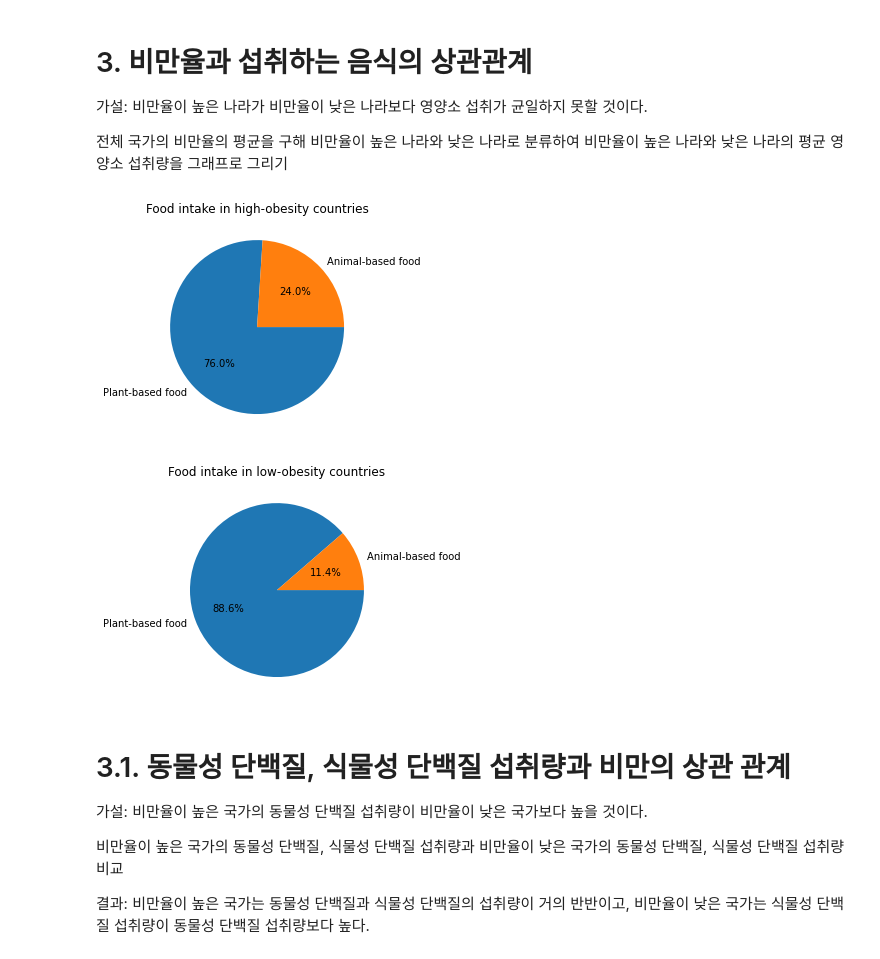
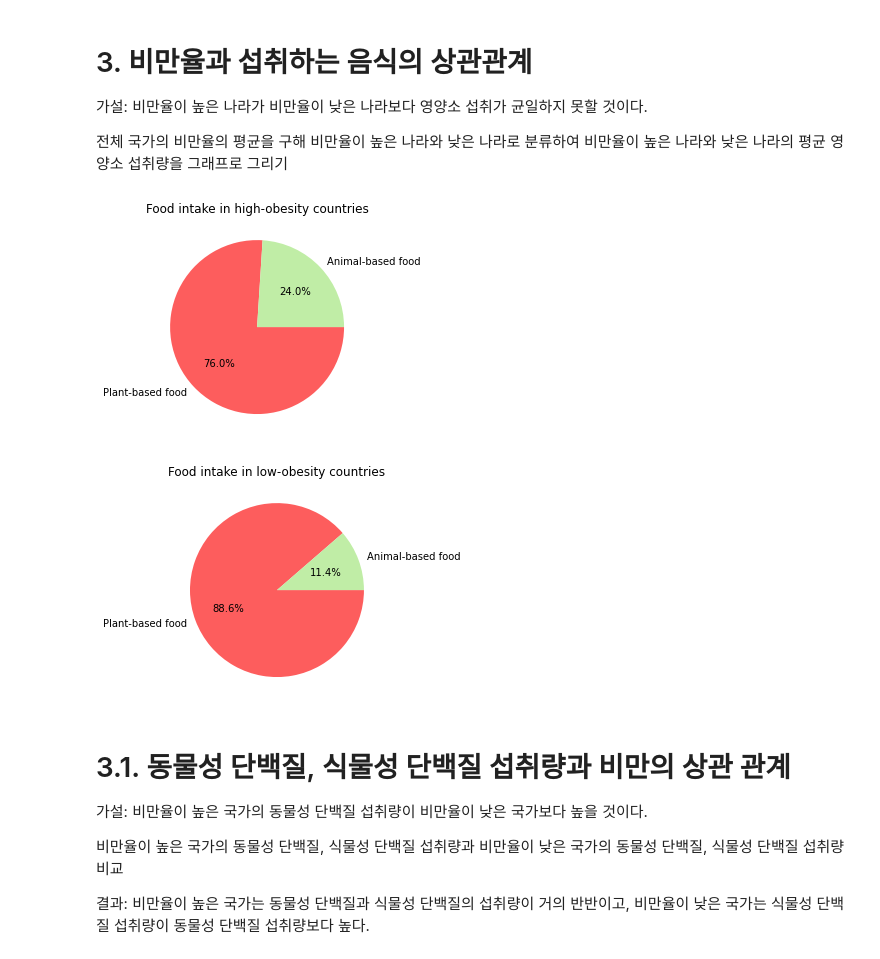
Before and after one commit to seogudwns/BlancEat, a Jupyter notebook: data/Code(jupyter_notebook)/jy/covid19_healthy_diet.ipynb, the cells around one changed output. Cells and saved outputs as stored; diff of their text form; code cells hidden in the pictures.

```diff
--- a/data/Code(jupyter_notebook)/jy/covid19_healthy_diet.ipynb
+++ b/data/Code(jupyter_notebook)/jy/covid19_healthy_diet.ipynb
@@ -44,7 +44,7 @@ import matplotlib.pyplot as plt
 # %% [markdown]
 # 2. 데이터 살펴보기
 # %%
-path = '../../Kaggle_DB/COVID 19 healthy diet/'
+path = './archive/'
 
 food = pd.read_csv(path+'Food_Supply_Kcal_Data.csv')
 fat = pd.read_csv(path+'Fat_Supply_Quantity_Data.csv')
@@ -269,25 +269,25 @@ low_vegetal = low_obesity[vegetal_features].sum(axis=1).mean()
 # %%
 ratio = [high_vegetal, high_animal]
 labels = ['Plant-based food', 'Animal-based food']
 
-plt.pie(ratio, labels=labels, autopct='%.1f%%', counterclock=False)
+plt.pie(ratio, labels=labels, autopct='%.1f%%', counterclock=False, colors = ['#FD5D5D', '#C0EDA6'])
 plt.title("Food intake in high-obesity countries")
 # plt.show()
 
 plt.savefig("high-obesity.png")
 # %% [output]
-[figure, old version]
+[figure, new version]
 # %%
 ratio = [low_vegetal, low_animal]
 labels = ['Plant-based food', 'Animal-based food']
 
-plt.pie(ratio, labels=labels, autopct='%.1f%%', counterclock=False)
+plt.pie(ratio, labels=labels, autopct='%.1f%%', counterclock=False, colors = ['#FD5D5D', '#C0EDA6'])
 plt.title("Food intake in low-obesity countries")
 # plt.show()
 
 plt.savefig("low-obesity.png")
 # %% [output]
-[figure, old version]
+[figure, new version]
 # %% [markdown]
 # 3.1. 동물성 단백질, 식물성 단백질 섭취량과 비만의 상관 관계
 
```
Also changed, not shown: parts of 9 cells of this notebook.
